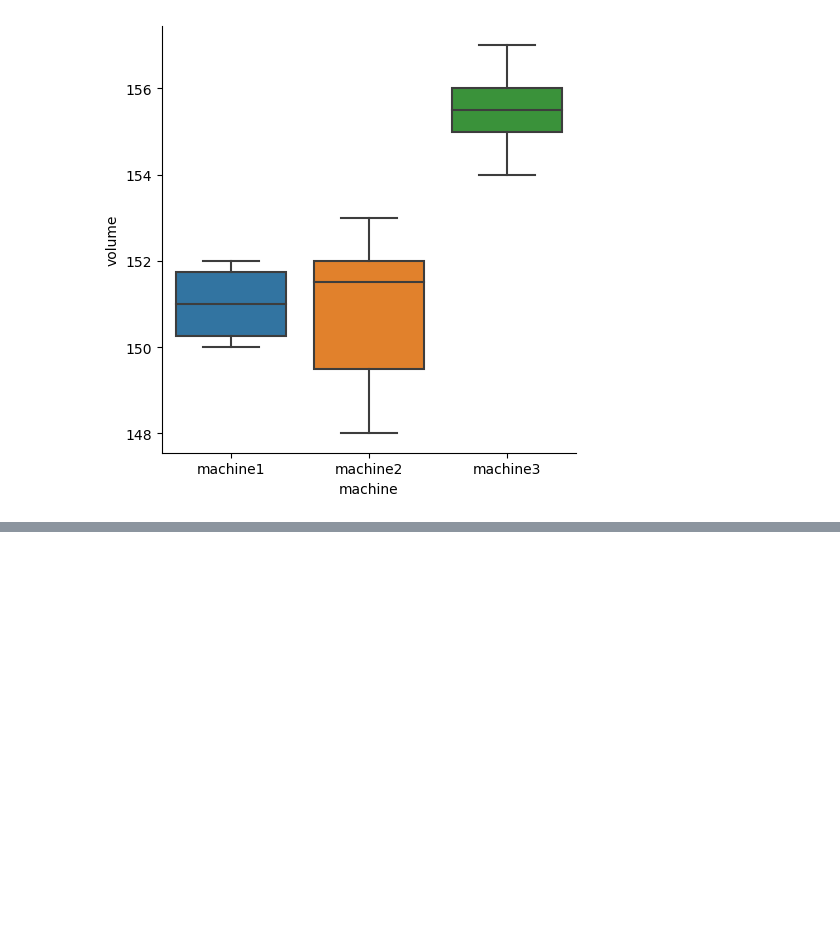
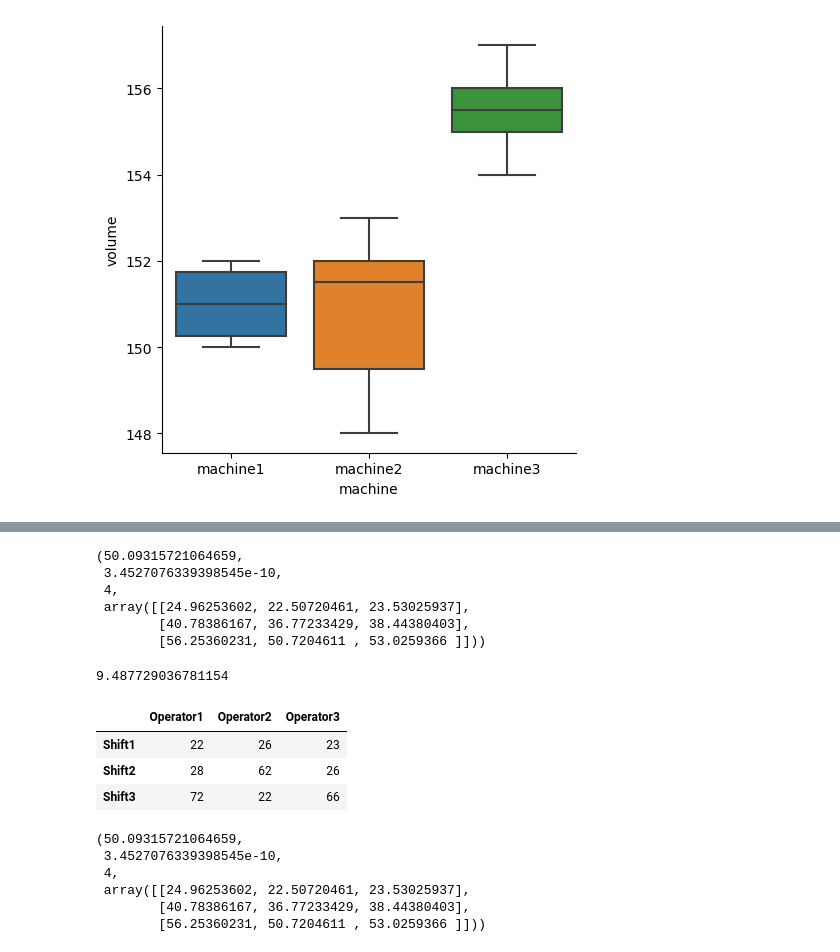
Before and after one commit to rahul-raoniar/Statistics-for-Data-Analysis-using-Python, a Jupyter notebook: 8 Hypothesis testing part 2 (two sample tests)/two_sample_tests.ipynb, the cells around one changed output, grey strips where cells are left out. Cells and saved outputs as stored; diff of their text form; code cells hidden in the pictures; blank space fills up the shorter version.

```diff
--- a/8 Hypothesis testing part 2 (two sample tests)/two_sample_tests.ipynb
+++ b/8 Hypothesis testing part 2 (two sample tests)/two_sample_tests.ipynb
@@ -509,0 +592,42 @@ sns.catplot(data = m13,
+# %%
+sh_op = np.array([[22, 26, 23], [28, 62, 26], [72, 22, 66]])
+# %%
+stats.chi2_contingency(sh_op)
+
+# There is a relationship (alternative hypothesis has been accepted)
+# %% [output]
+(50.09315721064659,
+ 3.4527076339398545e-10,
+ 4,
+ array([[24.96253602, 22.50720461, 23.53025937],
+        [40.78386167, 36.77233429, 38.44380403],
+        [56.25360231, 50.7204611 , 53.0259366 ]]))
+# %%
+# Identifying chi-square critical value at right side after 95% area
+
+stats.chi2.ppf(1-.05, df = 4)
+# %% [output]
+9.487729036781154
+# %%
+# Using pandas Dataframe
+
+sh_op_df = pd.DataFrame(sh_op,
+             columns = ["Operator1", "Operator2", "Operator3"],
+             index = ["Shift1", "Shift2", "Shift3"]
+             )
+
+sh_op_df
+# %% [output]
+|  | Operator1 | Operator2 | Operator3 |
+| Shift1 | 22 | 26 | 23 |
+| Shift2 | 28 | 62 | 26 |
+| Shift3 | 72 | 22 | 66 |
+# %%
+stats.chi2_contingency(sh_op_df)
+# %% [output]
+(50.09315721064659,
+ 3.4527076339398545e-10,
+ 4,
+ array([[24.96253602, 22.50720461, 23.53025937],
+        [40.78386167, 36.77233429, 38.44380403],
+        [56.25360231, 50.7204611 , 53.0259366 ]]))
```
Also changed, not shown: parts of 18 cells of this notebook.
